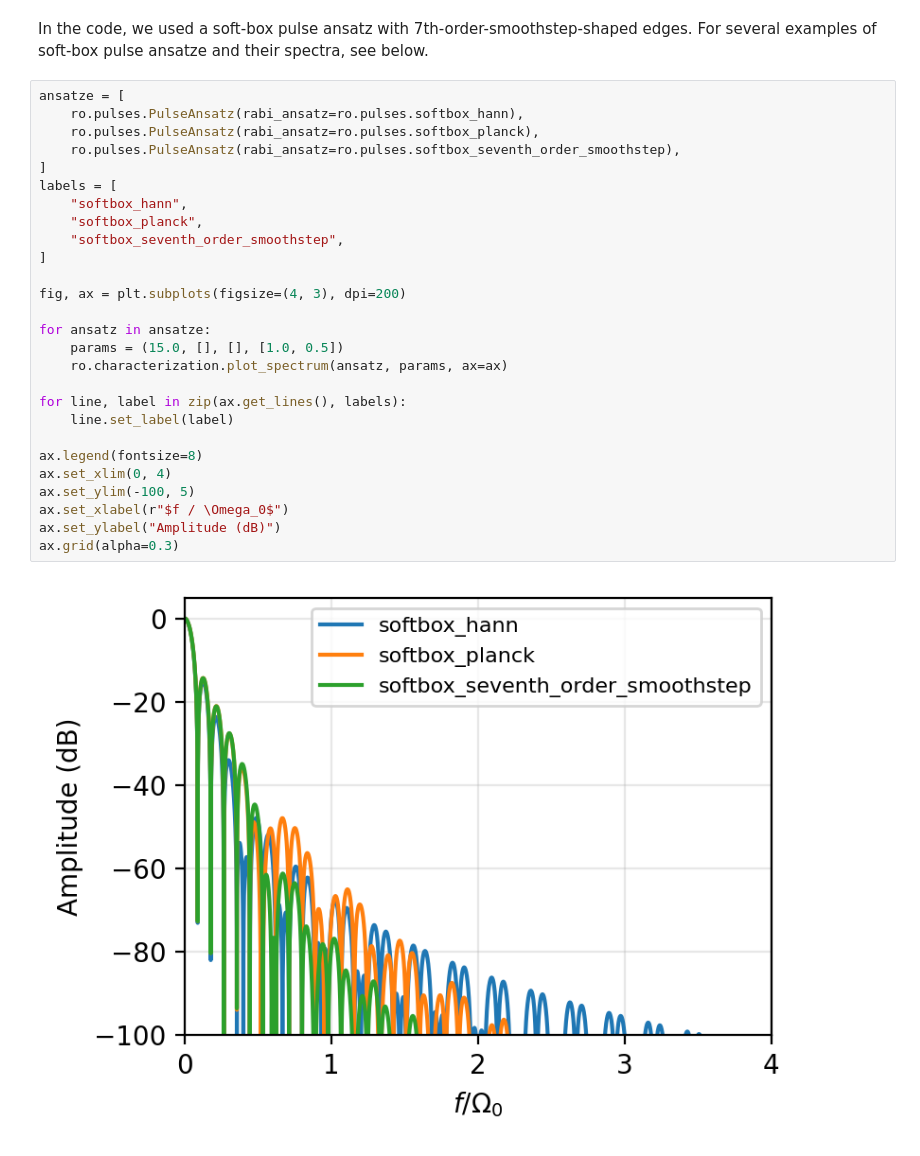
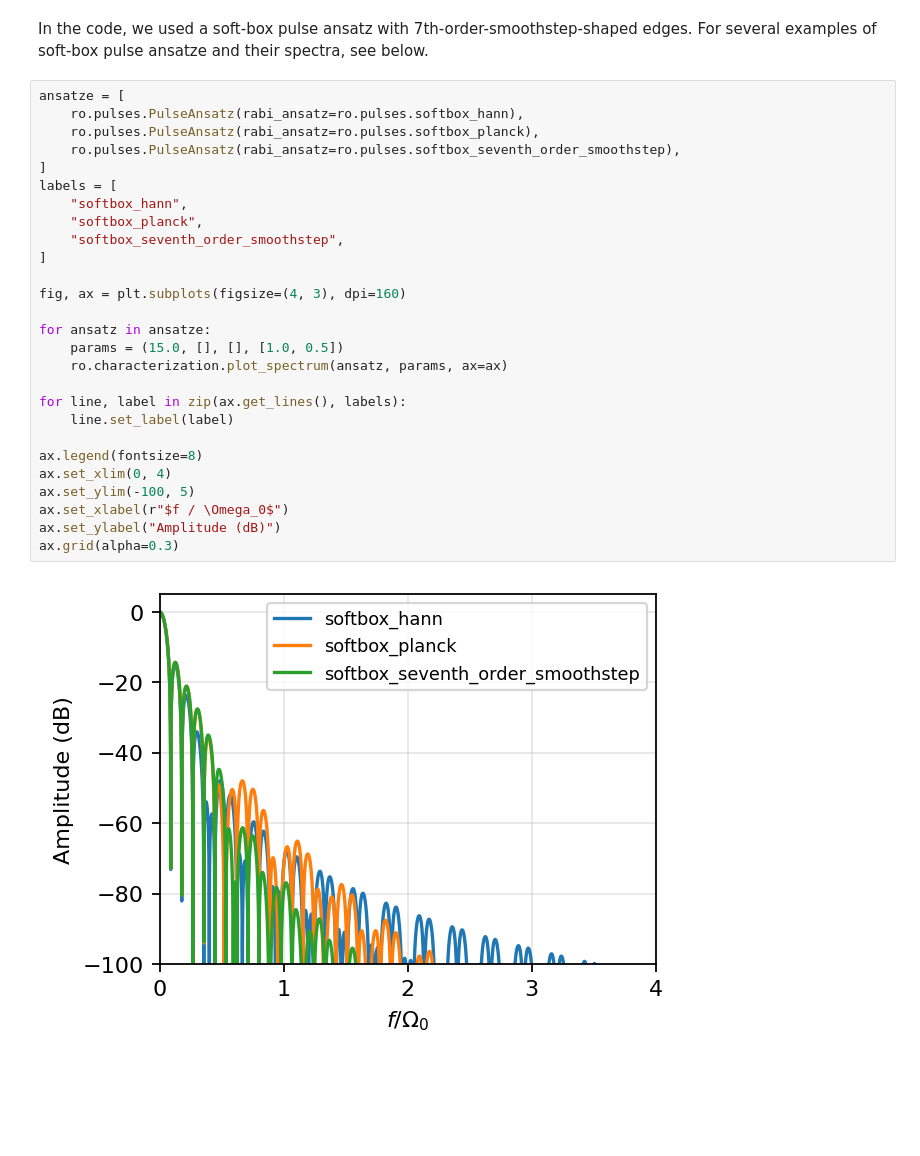
Before and after one commit to dflocher/rydopt, a Jupyter notebook: docs/examples/smooth.ipynb, the cells around one changed output. Cells and saved outputs as stored; diff of their text form; blank space fills up the shorter version.

```diff
--- a/docs/examples/smooth.ipynb
+++ b/docs/examples/smooth.ipynb
@@ -56,29 +55,29 @@ In the code, we used a soft-box pulse ansatz with 7th-order-smoothstep-shaped ed
 # %%
 ansatze = [
     ro.pulses.PulseAnsatz(rabi_ansatz=ro.pulses.softbox_hann),
     ro.pulses.PulseAnsatz(rabi_ansatz=ro.pulses.softbox_planck),
     ro.pulses.PulseAnsatz(rabi_ansatz=ro.pulses.softbox_seventh_order_smoothstep),
 ]
 labels = [
     "softbox_hann",
     "softbox_planck",
     "softbox_seventh_order_smoothstep",
 ]
 
-fig, ax = plt.subplots(figsize=(4, 3), dpi=200)
+fig, ax = plt.subplots(figsize=(4, 3), dpi=160)
 
 for ansatz in ansatze:
     params = (15.0, [], [], [1.0, 0.5])
     ro.characterization.plot_spectrum(ansatz, params, ax=ax)
 
 for line, label in zip(ax.get_lines(), labels):
     line.set_label(label)
 
 ax.legend(fontsize=8)
 ax.set_xlim(0, 4)
 ax.set_ylim(-100, 5)
 ax.set_xlabel(r"$f / \Omega_0$")
 ax.set_ylabel("Amplitude (dB)")
 ax.grid(alpha=0.3)
 # %% [output]
-[figure, old version]
+[figure, new version]
```
Also changed, not shown: parts of 2 cells of this notebook, 26 other files.
